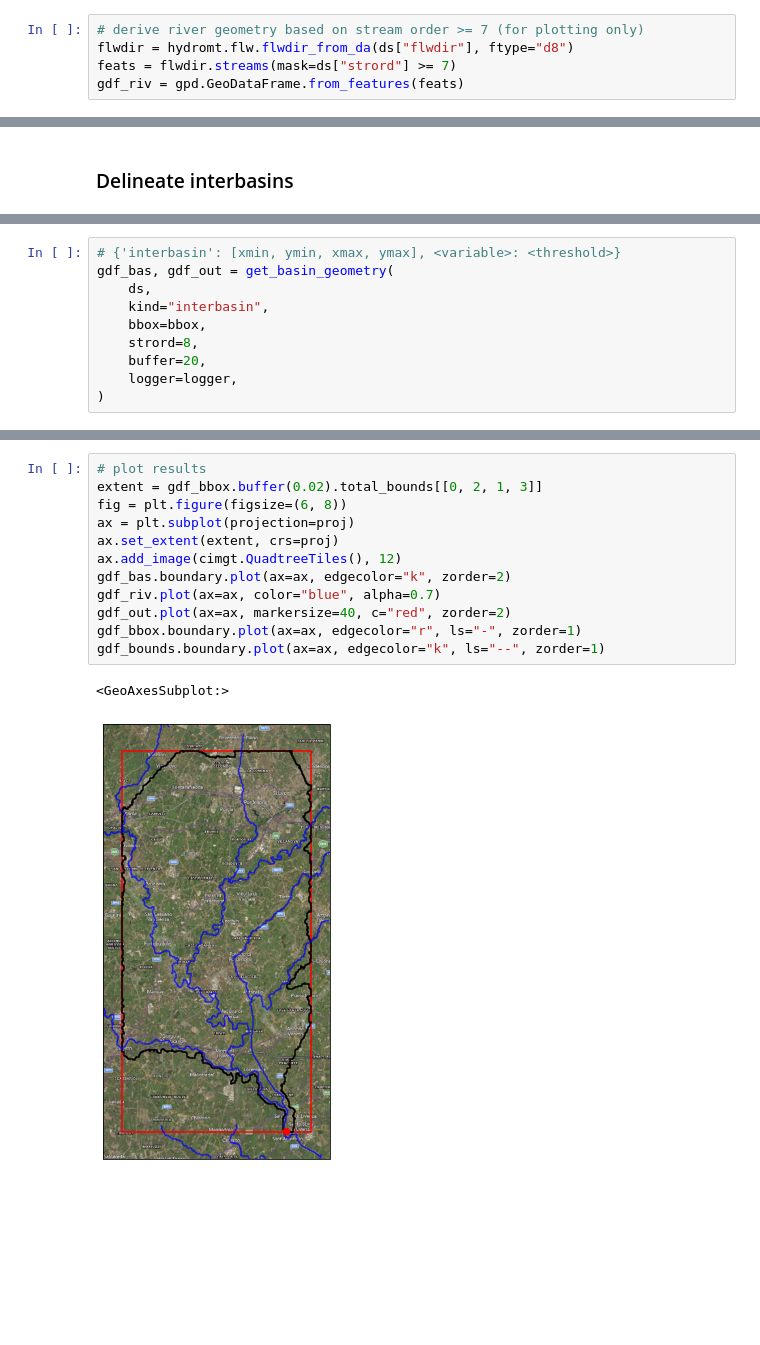
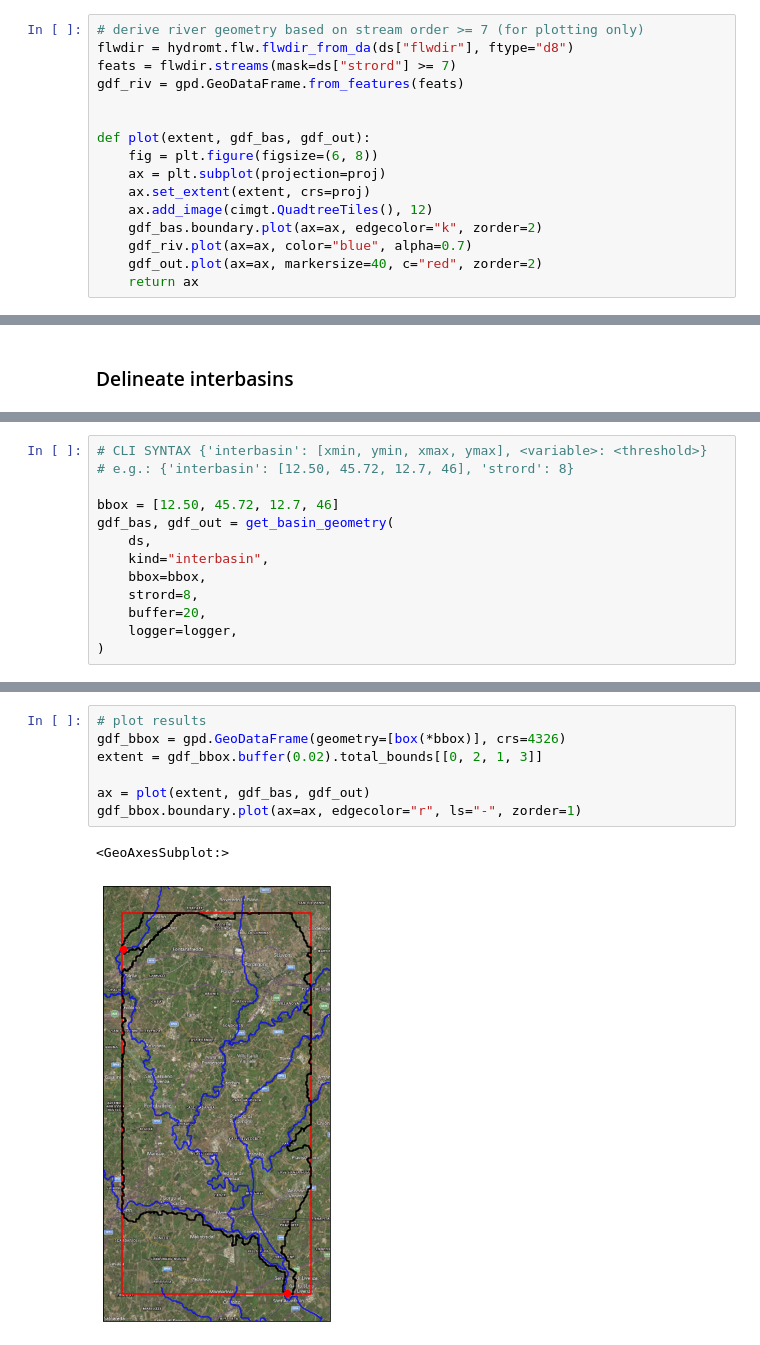
Before and after one commit to daanrooze/hydromt, a Jupyter notebook: dev/examples/examples/delineate_basin.ipynb, the cells around one changed output, grey strips where cells are left out. Saved outputs shown, nothing was run; the diff lists cells and outputs as text; blank space fills up the shorter version.

```diff
--- a/dev/examples/examples/delineate_basin.ipynb
+++ b/dev/examples/examples/delineate_basin.ipynb
@@ -69,6 +66,17 @@ bas_index = data_catalog["merit_hydro_index"]
 flwdir = hydromt.flw.flwdir_from_da(ds["flwdir"], ftype="d8")
 feats = flwdir.streams(mask=ds["strord"] >= 7)
 gdf_riv = gpd.GeoDataFrame.from_features(feats)
+
+
+def plot(extent, gdf_bas, gdf_out):
+    fig = plt.figure(figsize=(6, 8))
+    ax = plt.subplot(projection=proj)
+    ax.set_extent(extent, crs=proj)
+    ax.add_image(cimgt.QuadtreeTiles(), 12)
+    gdf_bas.boundary.plot(ax=ax, edgecolor="k", zorder=2)
+    gdf_riv.plot(ax=ax, color="blue", alpha=0.7)
+    gdf_out.plot(ax=ax, markersize=40, c="red", zorder=2)
+    return ax
 # %% [markdown]
 ### Delineate basins
 # %% [markdown]
@@ -177,5 +175,8 @@ Get an interbasin based on the streams within a `bbox`. The interbasin is limite
 # %%
-# {'interbasin': [xmin, ymin, xmax, ymax], <variable>: <threshold>}
+# CLI SYNTAX {'interbasin': [xmin, ymin, xmax, ymax], <variable>: <threshold>}
+# e.g.: {'interbasin': [12.50, 45.72, 12.7, 46], 'strord': 8}
+
+bbox = [12.50, 45.72, 12.7, 46]
 gdf_bas, gdf_out = get_basin_geometry(
     ds,
     kind="interbasin",
@@ -189,15 +190,10 @@ gdf_bas, gdf_out = get_basin_geometry(
 # %%
 # plot results
+gdf_bbox = gpd.GeoDataFrame(geometry=[box(*bbox)], crs=4326)
 extent = gdf_bbox.buffer(0.02).total_bounds[[0, 2, 1, 3]]
-fig = plt.figure(figsize=(6, 8))
-ax = plt.subplot(projection=proj)
-ax.set_extent(extent, crs=proj)
-ax.add_image(cimgt.QuadtreeTiles(), 12)
-gdf_bas.boundary.plot(ax=ax, edgecolor="k", zorder=2)
-gdf_riv.plot(ax=ax, color="blue", alpha=0.7)
-gdf_out.plot(ax=ax, markersize=40, c="red", zorder=2)
+
+ax = plot(extent, gdf_bas, gdf_out)
 gdf_bbox.boundary.plot(ax=ax, edgecolor="r", ls="-", zorder=1)
-gdf_bounds.boundary.plot(ax=ax, edgecolor="k", ls="--", zorder=1)
 # %% [output]
 <GeoAxesSubplot:>
-[figure, old version]
+[figure, new version]
```
Also changed, not shown: parts of 20 cells of this notebook, 19 other files.
